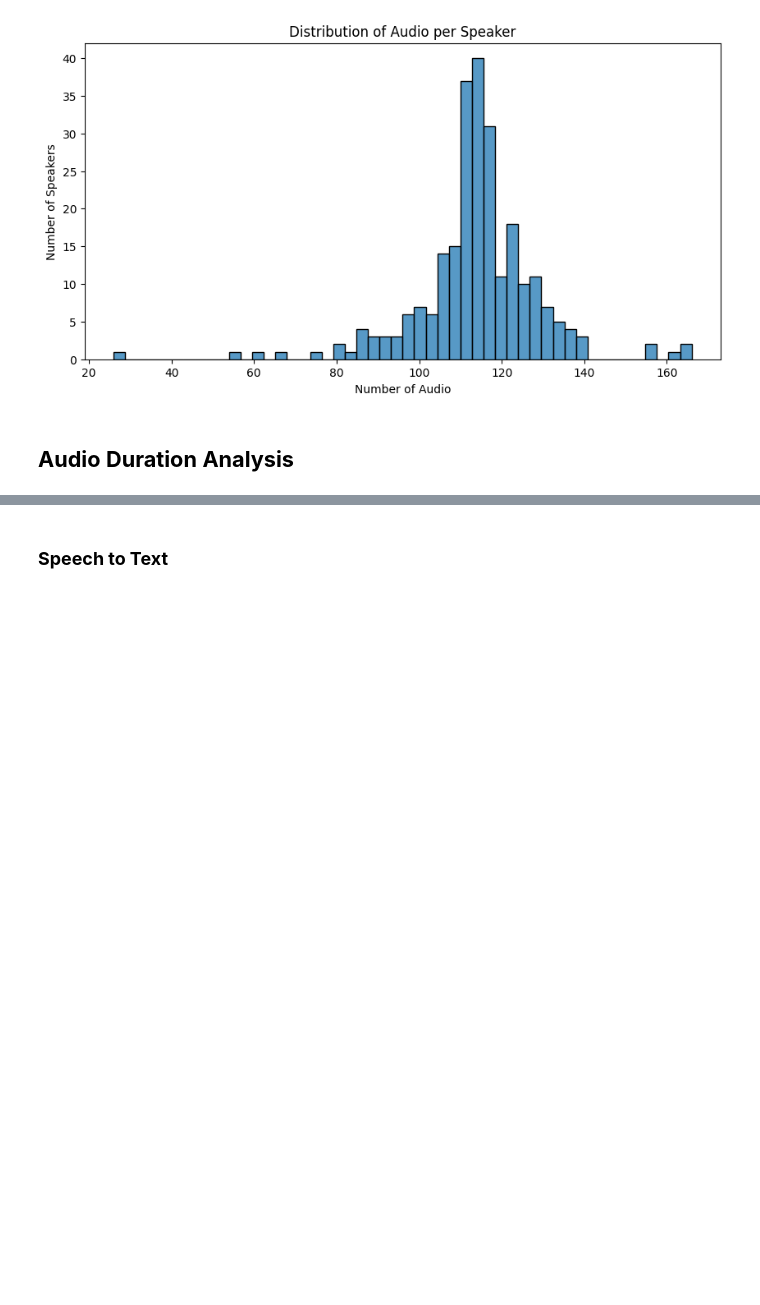
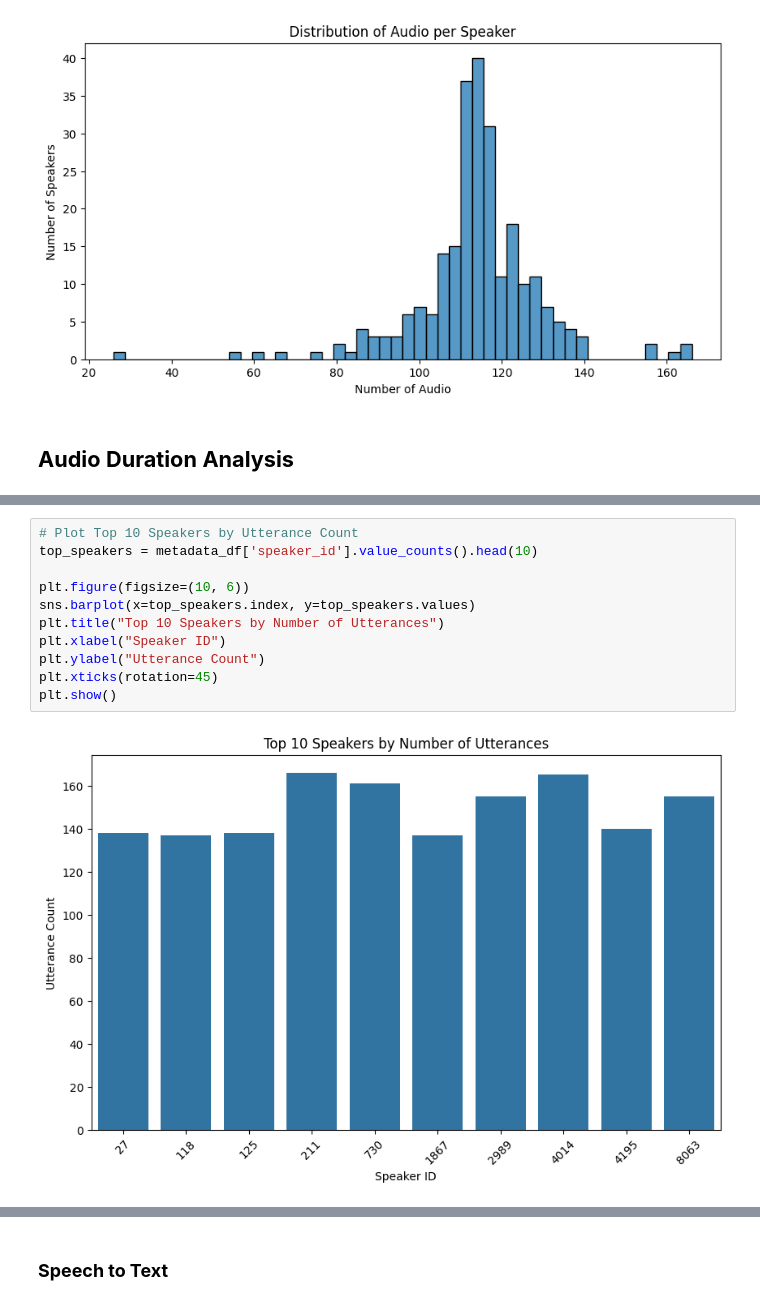
Before and after one commit to akshay-chauhan-1810/Final-Project, a Jupyter notebook: project_main.ipynb, the cells around one changed output, grey strips where cells are left out. Drawn from its saved outputs; the diff is of its cells as text; blank space fills up the shorter version.

```diff
--- a/project_main.ipynb
+++ b/project_main.ipynb
@@ -559,0 +348,13 @@ array(['103', '103', '103', '103', '103', '103', '103', '103', '103',
+# %%
+# Plot Top 10 Speakers by Utterance Count
+top_speakers = metadata_df['speaker_id'].value_counts().head(10)
+
+plt.figure(figsize=(10, 6))
+sns.barplot(x=top_speakers.index, y=top_speakers.values)
+plt.title("Top 10 Speakers by Number of Utterances")
+plt.xlabel("Speaker ID")
+plt.ylabel("Utterance Count")
+plt.xticks(rotation=45)
+plt.show()
+# %% [output]
+[figure, added]
```
Also changed, not shown: parts of 110 cells of this notebook.
